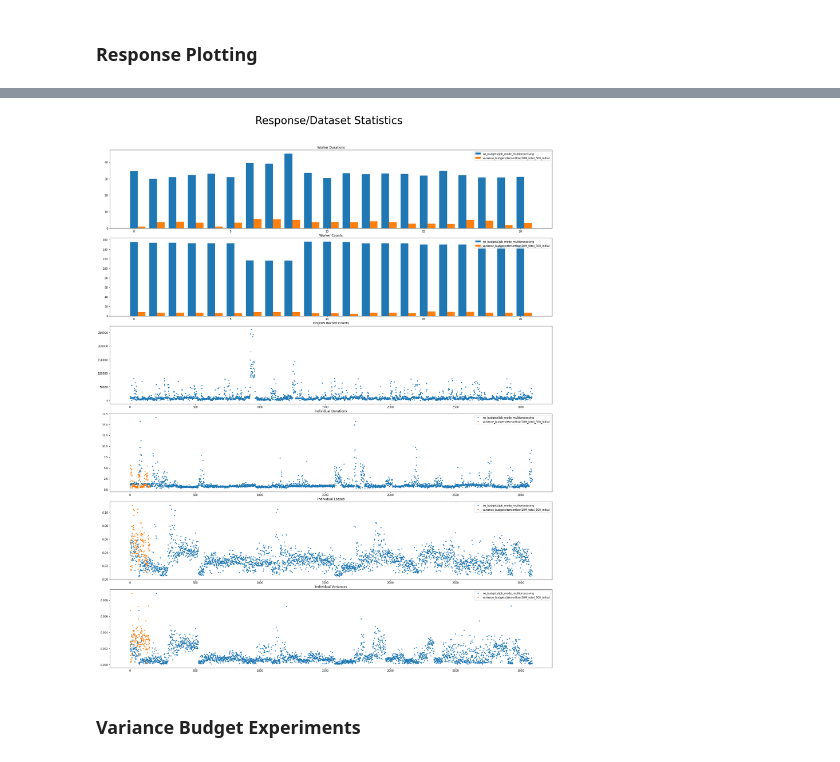
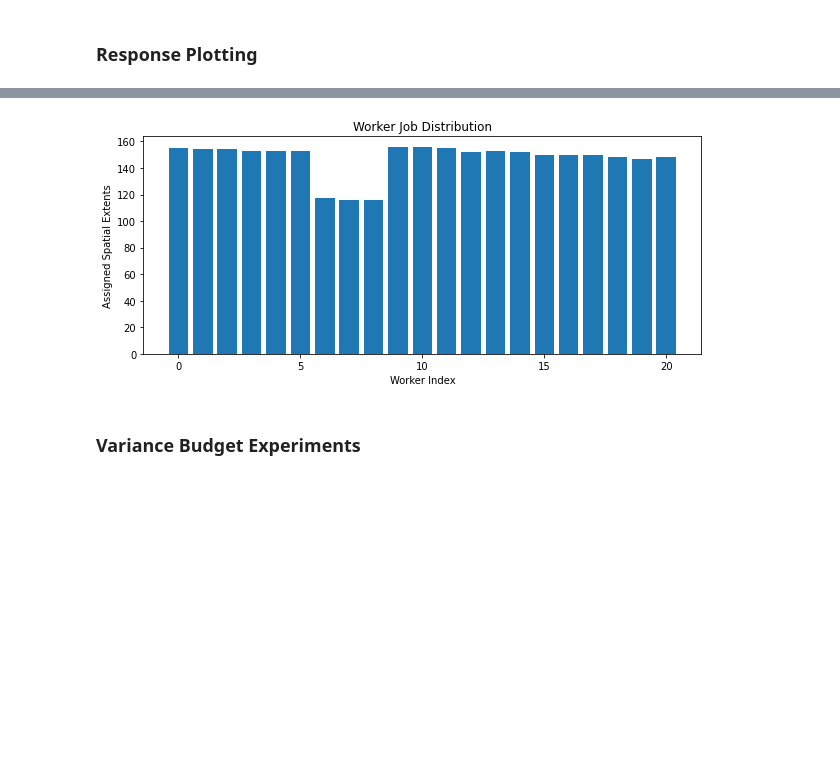
Before and after one commit to Project-Sustain/validation-service, a Jupyter notebook: benchmarks/benchmarks.ipynb, the cells around one changed output, grey strips where cells are left out. Saved outputs shown, nothing was run; the diff lists cells and outputs as text; code cells hidden in the pictures; blank space fills up the shorter version.

```diff
--- a/benchmarks/benchmarks.ipynb
+++ b/benchmarks/benchmarks.ipynb
@@ -214,50 +214,58 @@ for experiment, response in responses:
     worker_counts_names = [x[0][-3:] for x in worker_counts]
     all_worker_counts.append((experiment, worker_counts_names, worker_counts_vals))
 
-number_rows = 6
-number_cols = 1
+plt.figure(figsize=(10,4))
+worker_counts = all_worker_counts[0]
+plt.bar(np.arange(len(worker_counts[1])), worker_counts[2])
+plt.title("Worker Job Distribution")
+plt.ylabel("Assigned Spatial Extents")
+plt.xlabel("Worker Index")
+plt.savefig(f"{experiments[0]}/worker_distributions.png", dpi=300)
 
-fig, ax = plt.subplots(nrows=number_rows, ncols=number_cols, figsize=(24, 30))
-fig.tight_layout(h_pad=1.9)
-fig.suptitle("Response/Dataset Statistics", fontsize=40)
-bar_width = 1.0/len(experiments) - 0.1
-
-idx = 0
-for worker_durations in all_worker_durations:
-    x_axis = np.arange(len(worker_durations[1]))
-    ax[0].bar(x_axis + idx * bar_width, worker_durations[2], width=bar_width, label=worker_durations[0])
-    idx += 1
-ax[0].set_title(f"Worker Durations")
-ax[0].legend(loc="upper right")
-
-idx = 0
-for worker_counts in all_worker_counts:
-    x_axis = np.arange(len(worker_counts[1]))
-    ax[1].bar(x_axis + idx * bar_width, worker_counts[2], width=bar_width, label=worker_counts[0])
-    idx += 1
-ax[1].set_title(f"Worker Counts")
-ax[1].legend(loc="upper right")
-
-ax[2].set_title(f"GISJOIN Record Counts")
-counts = list(gis_join_counts.values())
-ax[2].plot(counts, '.')
-
-for individual_durations in all_individual_durations:
-    ax[3].plot(individual_durations[1], '.', label=individual_durations[0])
-ax[3].set_title(f"Individual Durations")
-ax[3].legend(loc="upper right")
-
-for individual_losses in all_losses:
-    ax[4].plot(individual_losses[1], '.', label=individual_losses[0])
-ax[4].set_title(f"Individual Losses")
-ax[4].legend(loc="upper right")
-
-for individual_variances in all_variances:
-    ax[5].plot(individual_variances[1], '.', label=individual_variances[0])
-ax[5].set_title(f"Individual Variances")
-ax[5].legend(loc="upper right")
-
-plt.subplots_adjust(top=0.92)
-
-plt.savefig(f"{experiments[0]}/response_dataset_statistics.png", dpi=300)
+# number_rows = 6
+# number_cols = 1
+#
+# fig, ax = plt.subplots(nrows=number_rows, ncols=number_cols, figsize=(24, 30))
+# fig.tight_layout(h_pad=1.9)
+# fig.suptitle("Response/Dataset Statistics", fontsize=40)
+# bar_width = 1.0/len(experiments) - 0.1
+#
+# idx = 0
+# for worker_durations in all_worker_durations:
+#     x_axis = np.arange(len(worker_durations[1]))
+#     ax[0].bar(x_axis + idx * bar_width, worker_durations[2], width=bar_width, label=worker_durations[0])
+#     idx += 1
+# ax[0].set_title(f"Worker Durations")
+# ax[0].legend(loc="upper right")
+#
+# idx = 0
+# for worker_counts in all_worker_counts:
+#     x_axis = np.arange(len(worker_counts[1]))
+#     ax[1].bar(x_axis + idx * bar_width, worker_counts[2], width=bar_width, label=worker_counts[0])
+#     idx += 1
+# ax[1].set_title(f"Worker Counts")
+# ax[1].legend(loc="upper right")
+#
+# ax[2].set_title(f"GISJOIN Record Counts")
+# counts = list(gis_join_counts.values())
+# ax[2].plot(counts, '.')
+#
+# for individual_durations in all_individual_durations:
+#     ax[3].plot(individual_durations[1], '.', label=individual_durations[0])
+# ax[3].set_title(f"Individual Durations")
+# ax[3].legend(loc="upper right")
+#
+# for individual_losses in all_losses:
+#     ax[4].plot(individual_losses[1], '.', label=individual_losses[0])
+# ax[4].set_title(f"Individual Losses")
+# ax[4].legend(loc="upper right")
+#
+# for individual_variances in all_variances:
+#     ax[5].plot(individual_variances[1], '.', label=individual_variances[0])
+# ax[5].set_title(f"Individual Variances")
+# ax[5].legend(loc="upper right")
+#
+# plt.subplots_adjust(top=0.92)
+#
+# plt.savefig(f"{experiments[0]}/response_dataset_statistics.png", dpi=300)
 # %% [output]
@@ -266,4 +273,4 @@ Total response duration for variance_budgets/tensorflow/10M_total_500_initial: 2
-[figure, old version]
+[figure, new version]
 # %% [markdown]
 ### Variance Budget Experiments
 # %%
```
Also changed, not shown: parts of 4 cells of this notebook, 4 other files.
